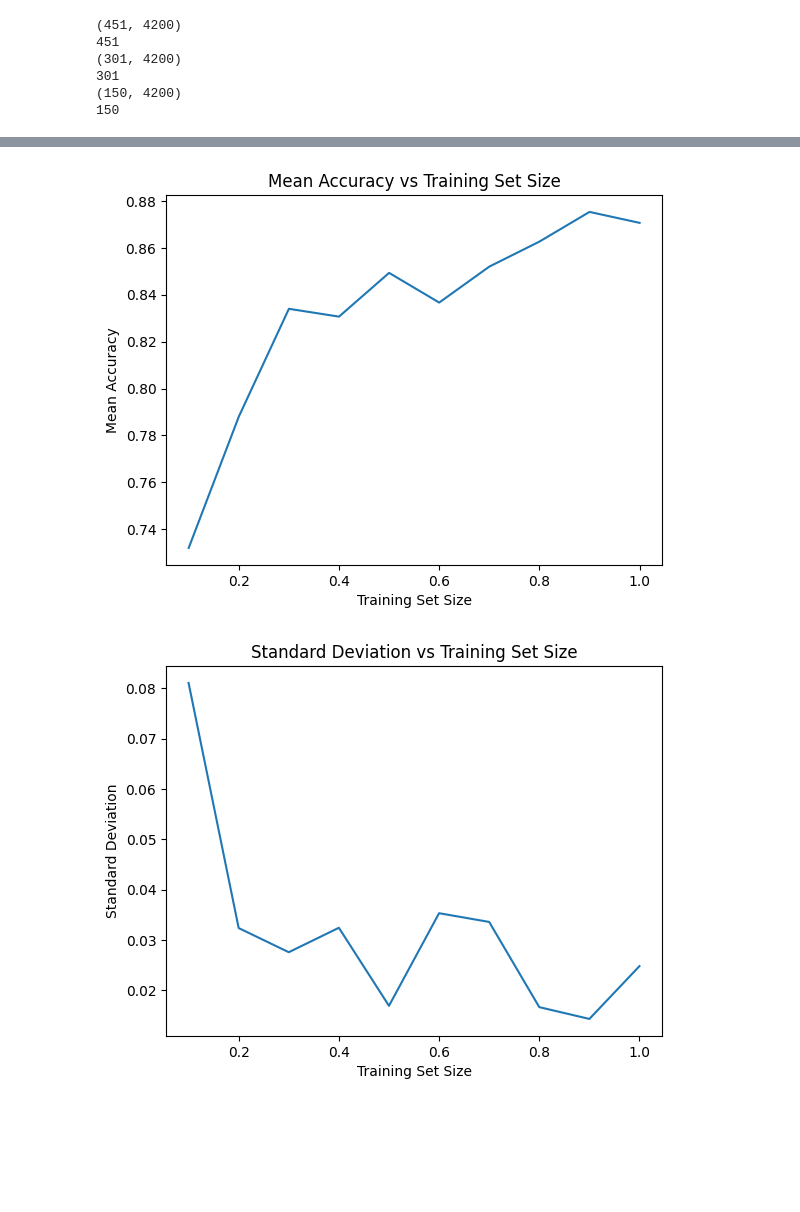
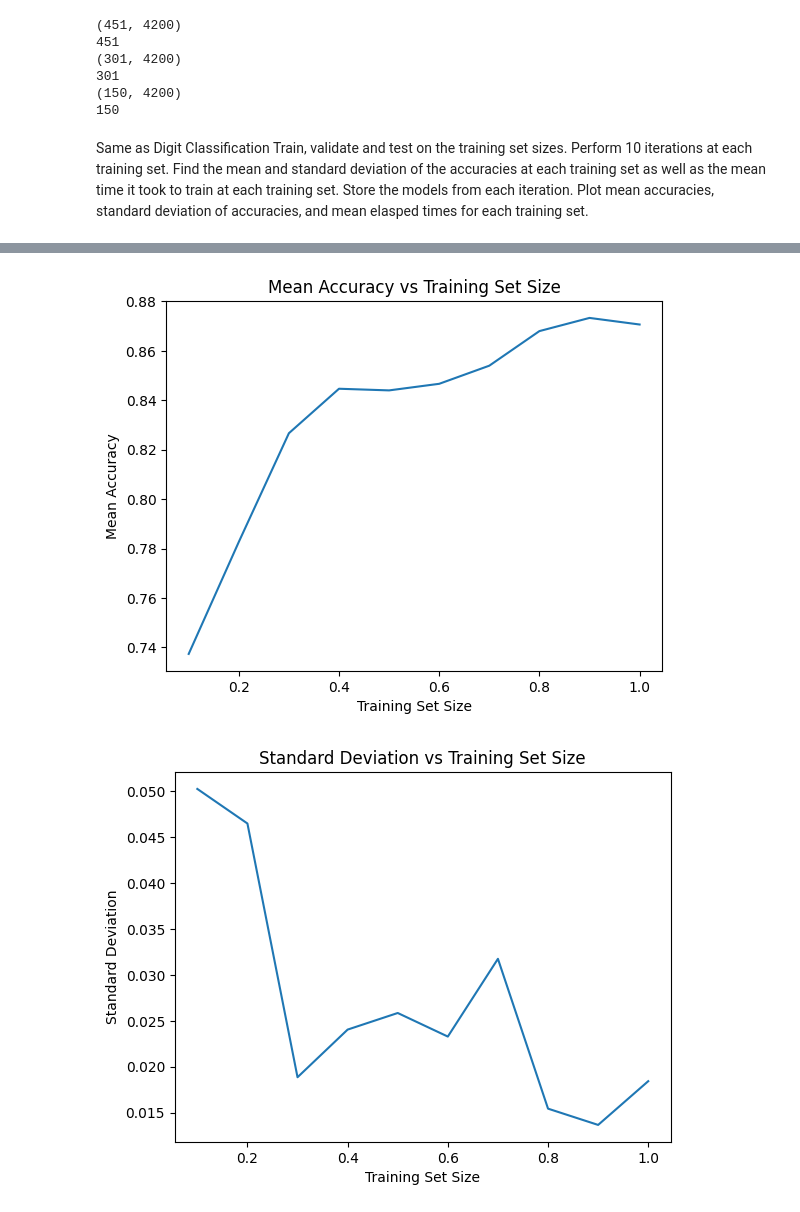
Before and after one commit to roshan3102/OCR-Face-Detection, a Jupyter notebook: Perceptron.ipynb, the cells around one changed output, grey strips where cells are left out. Saved outputs shown, nothing was run; the diff lists cells and outputs as text; code cells hidden in the pictures; blank space fills up the shorter version.

```diff
--- a/Perceptron.ipynb
+++ b/Perceptron.ipynb
@@ -162,7 +156,7 @@ for i in training_sets:
     print(f'Training Set Size: {i*100:.0f}%')
     for j in range(10):
         print(f'Iteration {j+1}/10')
-        time,acc, ocrPerceptron=OnePerceptronSet(i, 784, 10, 10, X_train_Ocr, Y_train_Ocr, X_valid_Ocr, Y_valid_Ocr, X_test_Ocr, Y_test_Ocr)
+        time,acc, ocrPerceptron=OnePerceptronSet(i, 784, 10, 20, X_train_Ocr, Y_train_Ocr, X_valid_Ocr, Y_valid_Ocr, X_test_Ocr, Y_test_Ocr, 3)
         setTimes.append(time)
         setAcc.append(acc)
         perceptronsOCR.append(ocrPerceptron)
@@ -256,6 +256,9 @@ print(len(Y_test_face))
 301
 (150, 4200)
 150
+# %% [markdown]
+Same as Digit Classification
+Train, validate and test on the training set sizes. Perform 10 iterations at each training set. Find the mean and standard deviation of the accuracies at each training set as well as the mean time it took to train at each training set. Store the models from each iteration. Plot mean accuracies, standard deviation of accuracies, and mean elasped times for each training set.
 # %%
 timesFaceArr = []
 meanAccFaceArr = []
@@ -267,7 +270,7 @@ for i in training_sets:
     setAcc = []
     for j in range(10):
         print(f'Iteration {j+1}/10')
-        time, acc, perceptronF=OnePerceptronSet(i, 70*60, 2, 10, X_train_face, Y_train_face, X_valid_face, Y_valid_face, X_test_face, Y_test_face)
+        time, acc, perceptronF=OnePerceptronSet(i, 70*60, 2, 20, X_train_face, Y_train_face, X_valid_face, Y_valid_face, X_test_face, Y_test_face, 3)
         setTimes.append(time)
         setAcc.append(acc)
         perceptronsFace.append(perceptronF)
@@ -318,2 +321,2 @@ Mean Time: 0.09 seconds - Mean Accuracy: 87.07% - Standard Deviation: 2.48%
-[figure, old version]
+[figure, new version]
-[figure, old version]
+[figure, new version]
```
Also changed, not shown: parts of 18 cells of this notebook, 3 other files.
